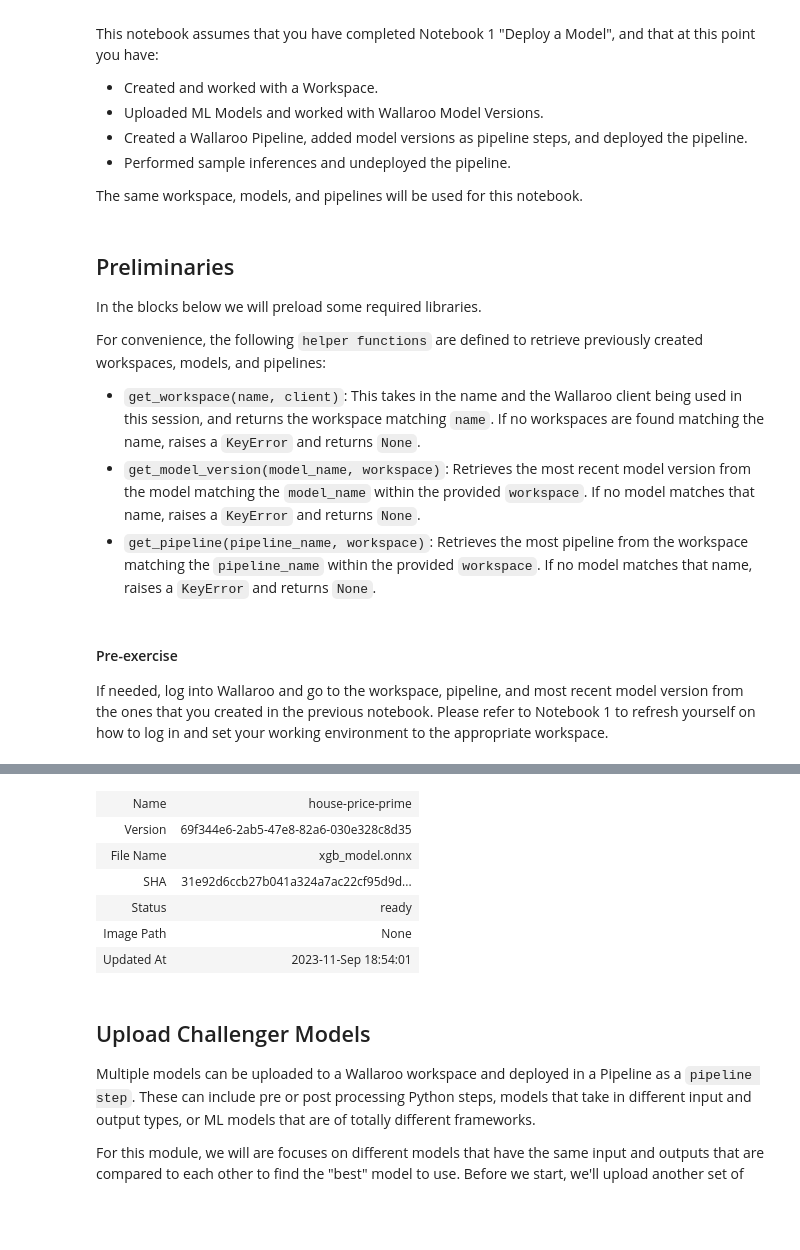
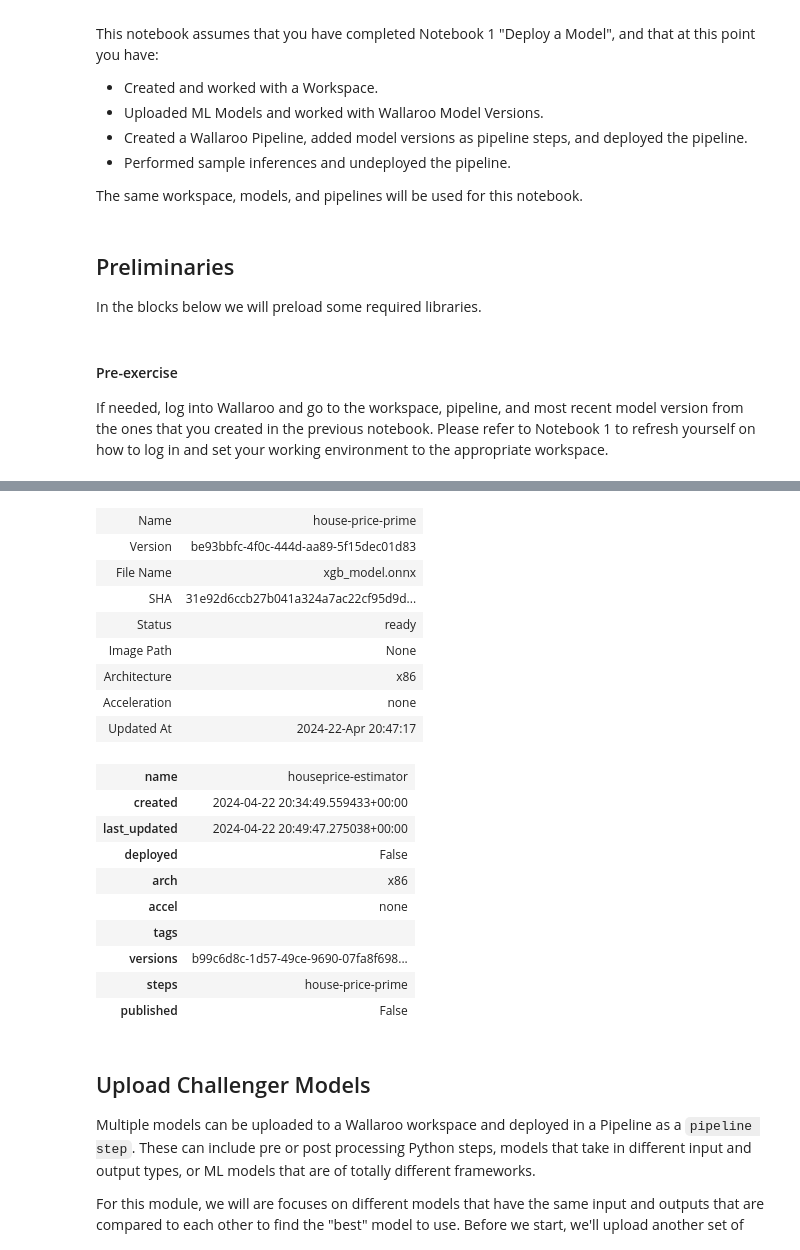
Before and after one commit to WallarooLabs/Workshops, a Jupyter notebook: Linear Regression/Real Estate/Notebooks-with-code/N2_production_experiments-with-code.ipynb, the cells around one changed output, grey strips where cells are left out. Saved outputs shown, nothing was run; the diff lists cells and outputs as text; code cells hidden in the pictures; blank space fills up the shorter version.

Commit message:
updated workshops

```diff
--- a/Linear Regression/Real Estate/Notebooks-with-code/N2_production_experiments-with-code.ipynb
+++ b/Linear Regression/Real Estate/Notebooks-with-code/N2_production_experiments-with-code.ipynb
@@ -19,12 +19,6 @@ The same workspace, models, and pipelines will be used for this notebook.
 ## Preliminaries
 
 In the blocks below we will preload some required libraries.
-
-For convenience, the following `helper functions` are defined to retrieve previously created workspaces, models, and pipelines:
-
-* `get_workspace(name, client)`: This takes in the name and the Wallaroo client being used in this session, and returns the workspace matching `name`.  If no workspaces are found matching the name, raises a `KeyError` and returns `None`.
-* `get_model_version(model_name, workspace)`: Retrieves the most recent model version from the model matching the `model_name` within the provided `workspace`.  If no model matches that name, raises a `KeyError` and returns `None`.
-* `get_pipeline(pipeline_name, workspace)`: Retrieves the most pipeline from the workspace matching the `pipeline_name` within the provided `workspace`.  If no model matches that name, raises a `KeyError` and returns `None`.
 # %%
 # preload needed libraries
 
@@ -92,15 +52,14 @@ wl = wallaroo.Client()
 
 # retrieve the previous workspace, model, and pipeline version
 
-workspace_name = "workshop-workspace-john"
+workspace_name = "workshop-workspace-john-05"
 
-workspace = wl.get_workspace(name=workspace_name, create_if_not_exist=True)
+workspace = wl.get_workspace(name=workspace_name)
 
 # set your current workspace to the workspace that you just created
 wl.set_current_workspace(workspace)
 
-# optionally, examine your current workspace
-wl.get_current_workspace()
+
 
 model_name = 'house-price-prime'
 
@@ -110,5 +69,9 @@ pipeline_name = 'houseprice-estimator'
 
 pipeline = wl.get_pipeline(pipeline_name)
 # %%
-prime_model_version
+display(workspace)
+# optionally, examine your current workspace
+display(wl.get_current_workspace())
+display(prime_model_version)
+display(pipeline)
 # %% [output]
@@ -115,10 +80,22 @@ prime_model_version
 | Name | house-price-prime |
-| Version | 69f344e6-2ab5-47e8-82a6-030e328c8d35 |
+| Version | be93bbfc-4f0c-444d-aa89-5f15dec01d83 |
 | File Name | xgb_model.onnx |
 | SHA | 31e92d6ccb27b041a324a7ac22cf95d9d... |
 | Status | ready |
 | Image Path | None |
-| Updated At | 2023-11-Sep 18:54:01 |
+| Architecture | x86 |
+| Acceleration | none |
+| Updated At | 2024-22-Apr 20:47:17 |
+| name | houseprice-estimator |
+| created | 2024-04-22 20:34:49.559433+00:00 |
+| last_updated | 2024-04-22 20:49:47.275038+00:00 |
+| deployed | False |
+| arch | x86 |
+| accel | none |
+| tags |  |
+| versions | b99c6d8c-1d57-49ce-9690-07fa8f698... |
+| steps | house-price-prime |
+| published | False |
 # %% [markdown]
 ## Upload Challenger Models
 
```
Also changed, not shown: parts of 11 cells of this notebook, 25 other files.
